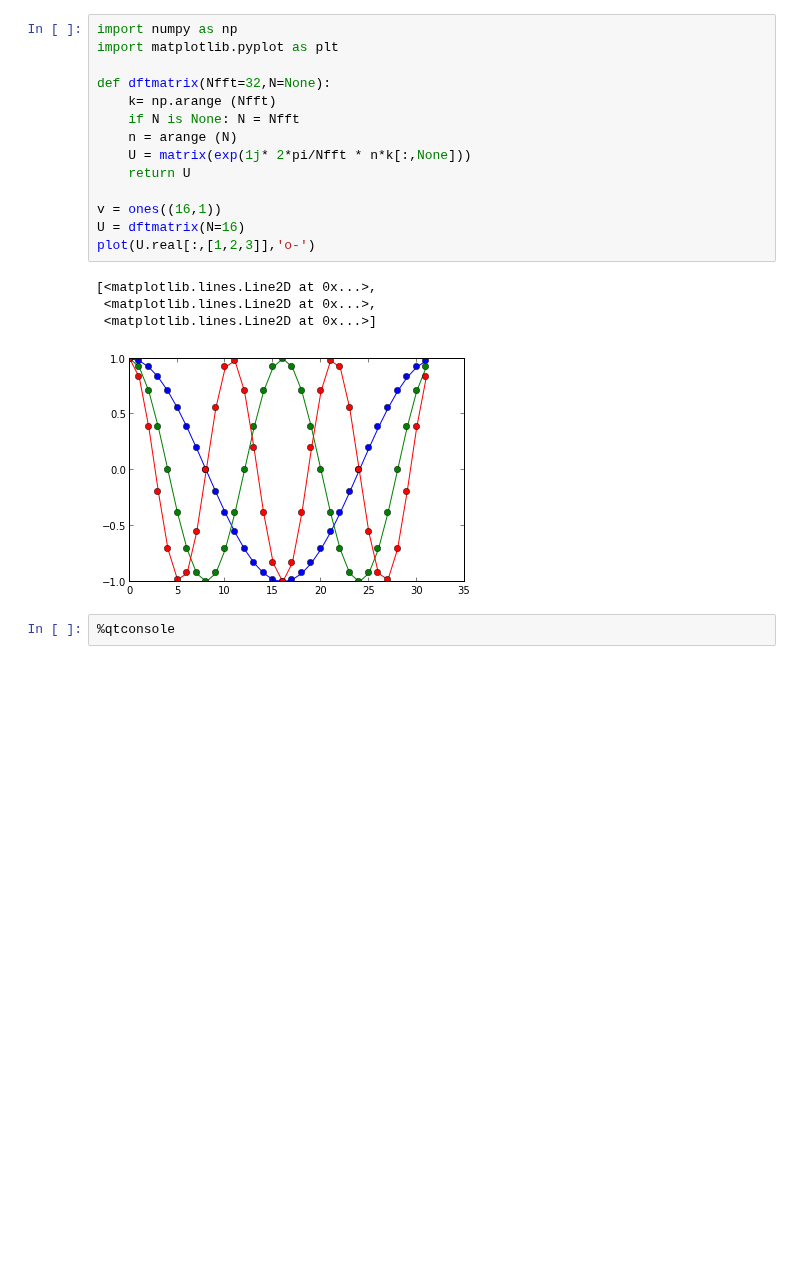
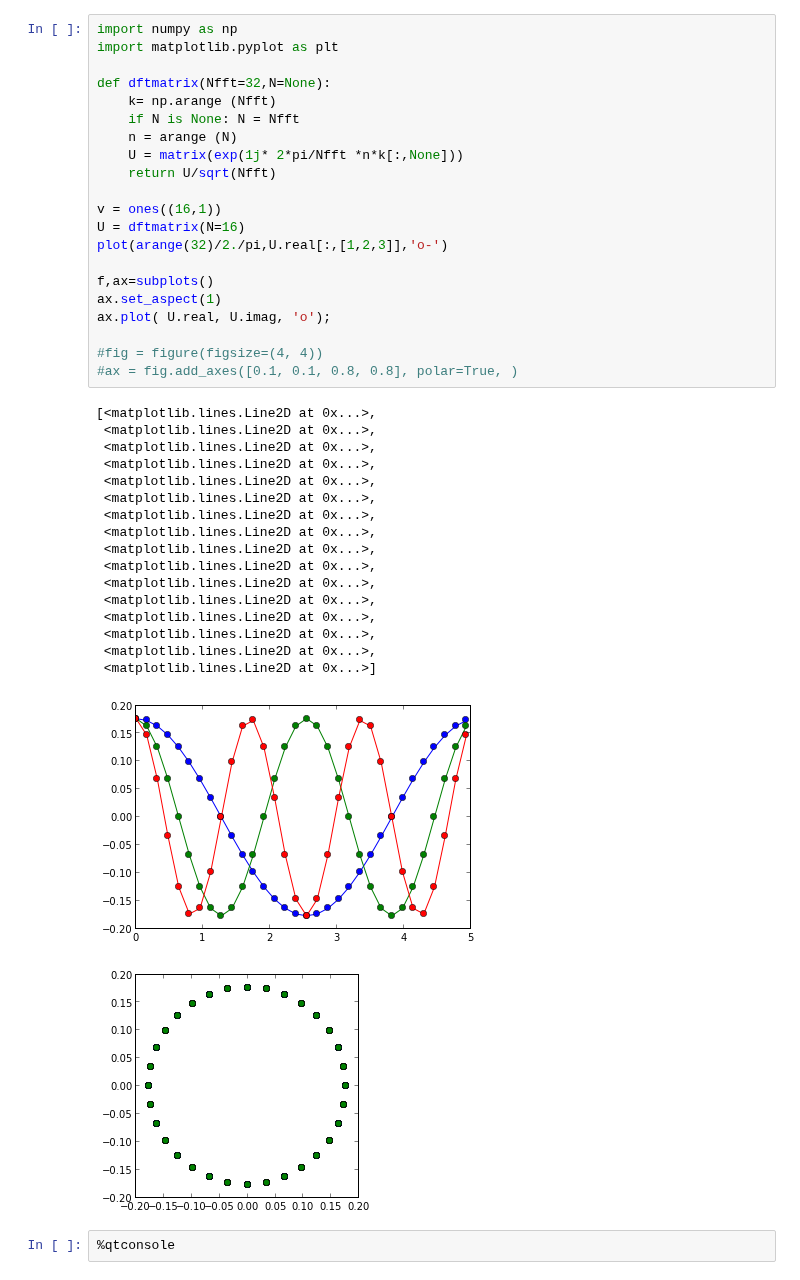
Before and after one commit to unpingco/Python-for-Signal-Processing, a Jupyter notebook: Fourier_Transform.ipynb, the cells around one changed output. Drawn from its saved outputs; the diff is of its cells as text; blank space fills up the shorter version.

Commit message:
started fourier transform graphics

```diff
--- a/Fourier_Transform.ipynb
+++ b/Fourier_Transform.ipynb
@@ -1,22 +1,43 @@
 # %%
 import numpy as np
 import matplotlib.pyplot as plt
 
 def dftmatrix(Nfft=32,N=None):
     k= np.arange (Nfft)
     if N is None: N = Nfft
     n = arange (N)
-    U = matrix(exp(1j* 2*pi/Nfft * n*k[:,None]))
-    return U
+    U = matrix(exp(1j* 2*pi/Nfft *n*k[:,None]))
+    return U/sqrt(Nfft)
 
 v = ones((16,1))
 U = dftmatrix(N=16)
-plot(U.real[:,[1,2,3]],'o-')
+plot(arange(32)/2./pi,U.real[:,[1,2,3]],'o-')
+
+f,ax=subplots()
+ax.set_aspect(1)
+ax.plot( U.real, U.imag, 'o');
+
+#fig = figure(figsize=(4, 4))
+#ax = fig.add_axes([0.1, 0.1, 0.8, 0.8], polar=True, )
 # %% [output]
 [<matplotlib.lines.Line2D at 0x...>,
  <matplotlib.lines.Line2D at 0x...>,
+ <matplotlib.lines.Line2D at 0x...>,
+ <matplotlib.lines.Line2D at 0x...>,
+ <matplotlib.lines.Line2D at 0x...>,
+ <matplotlib.lines.Line2D at 0x...>,
+ <matplotlib.lines.Line2D at 0x...>,
+ <matplotlib.lines.Line2D at 0x...>,
+ <matplotlib.lines.Line2D at 0x...>,
+ <matplotlib.lines.Line2D at 0x...>,
+ <matplotlib.lines.Line2D at 0x...>,
+ <matplotlib.lines.Line2D at 0x...>,
+ <matplotlib.lines.Line2D at 0x...>,
+ <matplotlib.lines.Line2D at 0x...>,
+ <matplotlib.lines.Line2D at 0x...>,
  <matplotlib.lines.Line2D at 0x...>]
-[figure, old version]
+[figure, new version]
+[figure, added]
 # %%
 %qtconsole
 # %% [markdown]
```
